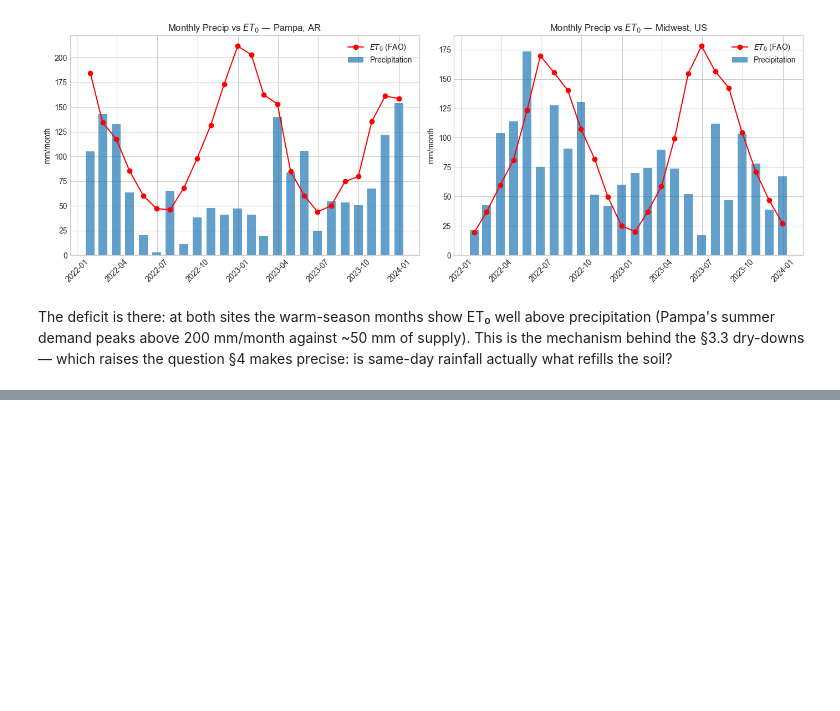
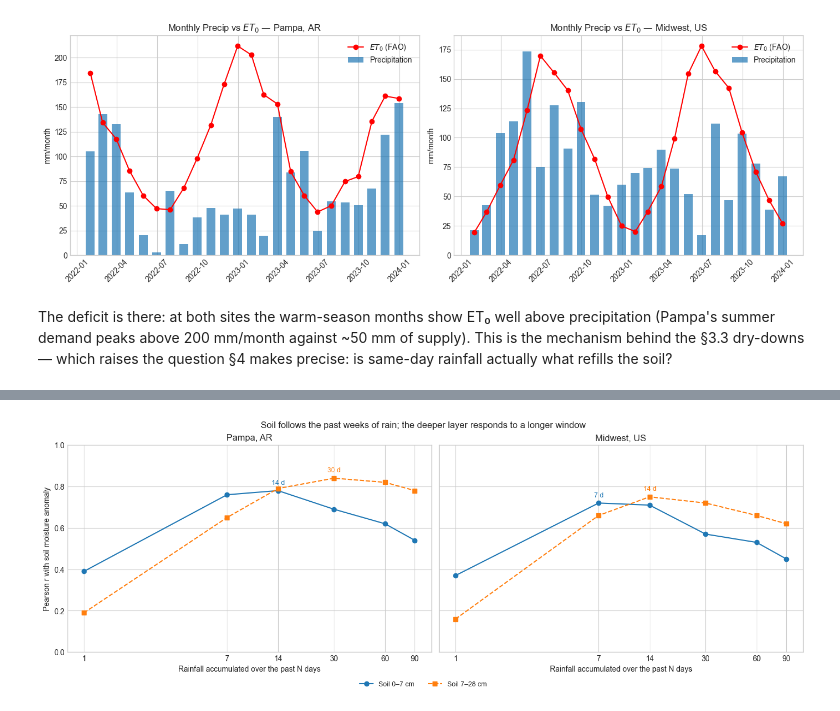
Before and after one commit to deloxantos/pretaverdi, a Jupyter notebook: notebooks/01-open-meteo-exploration.ipynb, the cells around one changed output, grey strips where cells are left out. Cells and saved outputs as stored; diff of their text form; code cells hidden in the pictures; blank space fills up the shorter version.

```diff
--- a/notebooks/01-open-meteo-exploration.ipynb
+++ b/notebooks/01-open-meteo-exploration.ipynb
@@ -283,0 +333,19 @@ The intuition fails — and that is the finding. Precipitation is the *weakest*-
+# %%
+windows = pd.concat(
+    {
+        name: accumulated_correlation(
+            anomalies[name], "precipitation_sum", SOIL, period=RECENT
+        )
+        for name in sites
+    },
+    axis=1,
+    names=["site"],
+)
+plot_window_correlation(
+    windows,
+    title="Soil follows the past weeks of rain; the deeper layer responds to a longer window",
+    labels=display_names,
+)
+plt.show()
+# %% [output]
+[figure, added]
```
Also changed, not shown: parts of 15 cells of this notebook, 8 other files.
